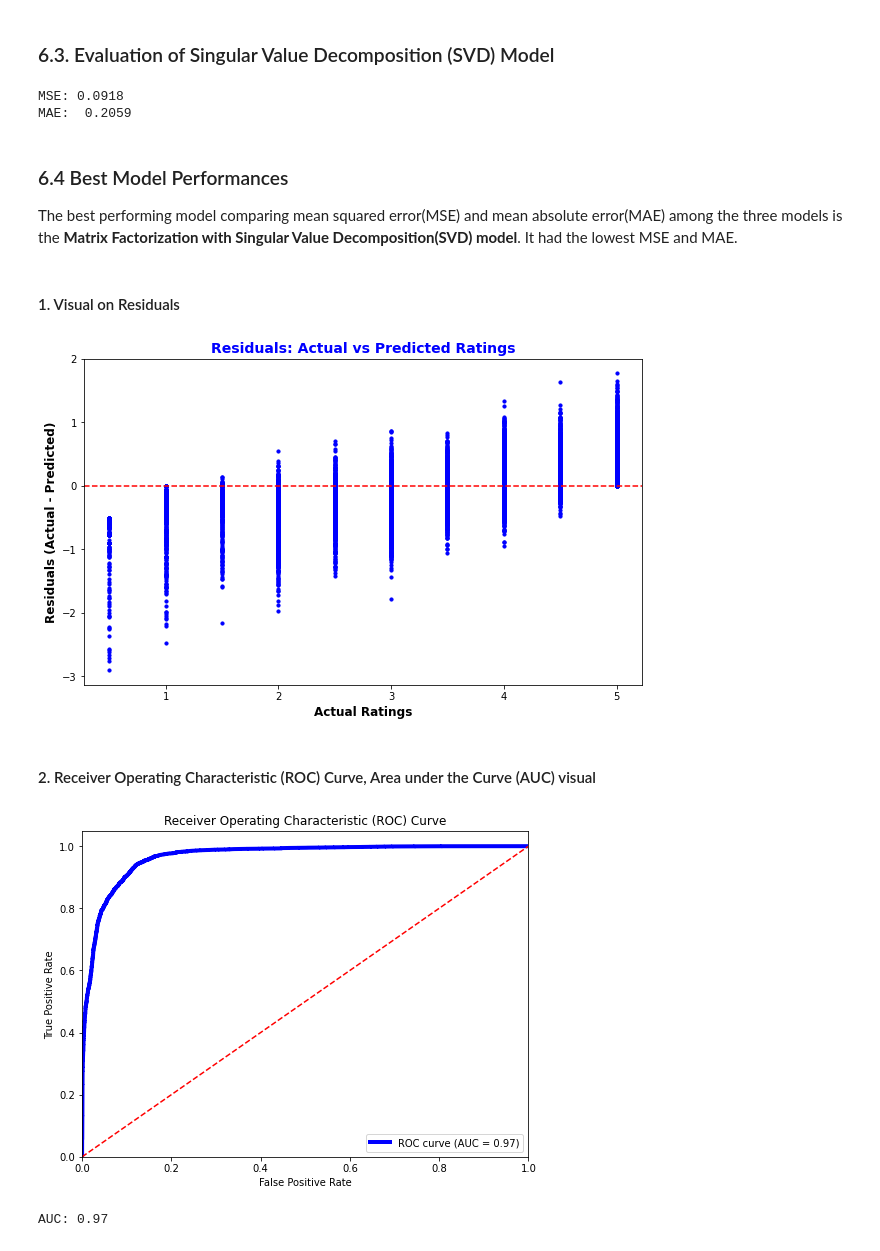
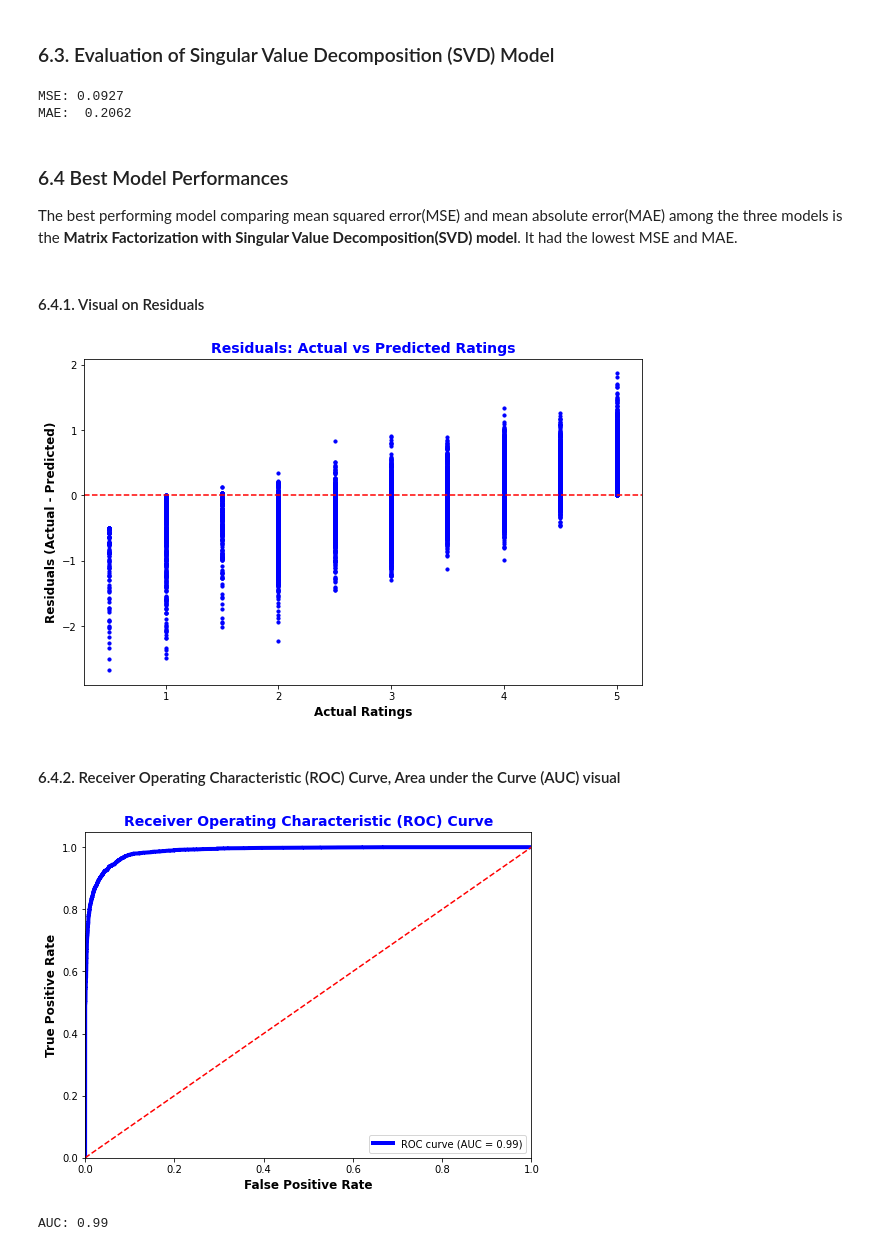
Before and after one commit to Felix-87/Phase4_project, a Jupyter notebook: index.ipynb, the cells around one changed output. Drawn from its saved outputs; the diff is of its cells as text; code cells hidden in the pictures.

```diff
--- a/index.ipynb
+++ b/index.ipynb
@@ -193,6 +196,8 @@ movie_rating_tags = movie_rating_tags.drop(["userId_y","timestamp_x","timestamp_
 movie_rating_tags = movie_rating_tags.rename(columns={"userId_x": "userid", "timestamp_x": "timestamp"})
 #Convert feature lowercase for uniformity
 movie_rating_tags.columns = movie_rating_tags.columns.str.strip().str.lower()
+#Remove duplicates if any
+movie_rating_tags = movie_rating_tags.drop_duplicates()
 # %% [markdown]
 ### Save cleaned dataset to df
 # %%
@@ -580,17 +551,15 @@ svd_predictions = svd.test(testset)
 # Evaluate using MSE and MAE
 svd_mse = accuracy.mse(svd_predictions)
 svd_mae = accuracy.mae(svd_predictions)
-# print(f'SVD MSE: {svd_mse:.4f}')
-# print(f'SVD MAE: {svd_mae:.4f}')
 # %% [output]
-MSE: 0.0918
-MAE:  0.2059
+MSE: 0.0927
+MAE:  0.2062
 # %% [markdown]
 ### 6.4 Best Model Performances
 
 The best performing model comparing mean squared error(MSE) and mean absolute error(MAE) among the three models is the **Matrix Factorization with Singular Value Decomposition(SVD) model**. It had the lowest MSE and MAE.
 # %% [markdown]
-#### 1. Visual on Residuals
+#### 6.4.1. Visual on Residuals
 # %%
 # Prepare for storing predictions and actuals
 predictions = []
@@ -621,7 +590,7 @@ plt.xlabel('Actual Ratings', color='black', size=12, weight='bold')
 plt.ylabel('Residuals (Actual - Predicted)',color='black', size=12, weight='bold')
 plt.show()
 # %% [output]
-[figure, old version]
+[figure, new version]
 # %% [markdown]
-#### 2. Receiver Operating Characteristic (ROC) Curve, Area under the Curve (AUC) visual
+#### 6.4.2. Receiver Operating Characteristic (ROC) Curve, Area under the Curve (AUC) visual
 # %%
@@ -658,18 +616,19 @@ roc_auc = auc(fpr, tpr)
 # %%
 # Plot the ROC curve
 plt.figure(figsize=(8, 6))
 plt.plot(fpr, tpr, color='blue', lw=4, label=f'ROC curve (AUC = {roc_auc:.2f})')
 plt.plot([0, 1], [0, 1], color='red', linestyle='--')  # Diagonal line for random classifier
 plt.xlim([0.0, 1.0])
 plt.ylim([0.0, 1.05])
-plt.xlabel('False Positive Rate')
-plt.ylabel('True Positive Rate')
-plt.title('Receiver Operating Characteristic (ROC) Curve')
+plt.title('Receiver Operating Characteristic (ROC) Curve', color='blue', size=14, weight='bold')
+plt.xlabel('False Positive Rate',color='black', size=12, weight='bold')
+plt.ylabel('True Positive Rate',color='black', size=12, weight='bold')
+
 plt.legend(loc='lower right')
 plt.show()
 
 # Output AUC
 print(f'AUC: {roc_auc:.2f}')
 # %% [output]
-[figure, old version]
+[figure, new version]
-AUC: 0.97
+AUC: 0.99
```
Also changed, not shown: parts of 28 cells of this notebook.
